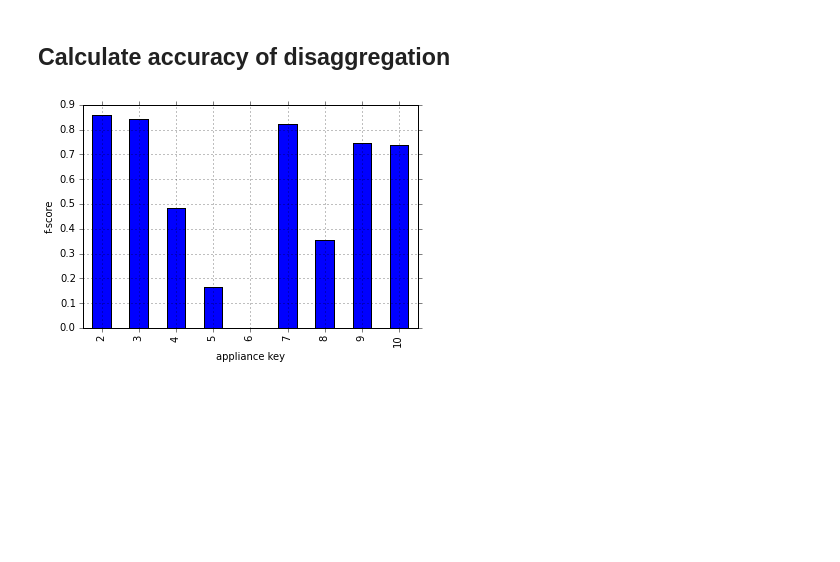
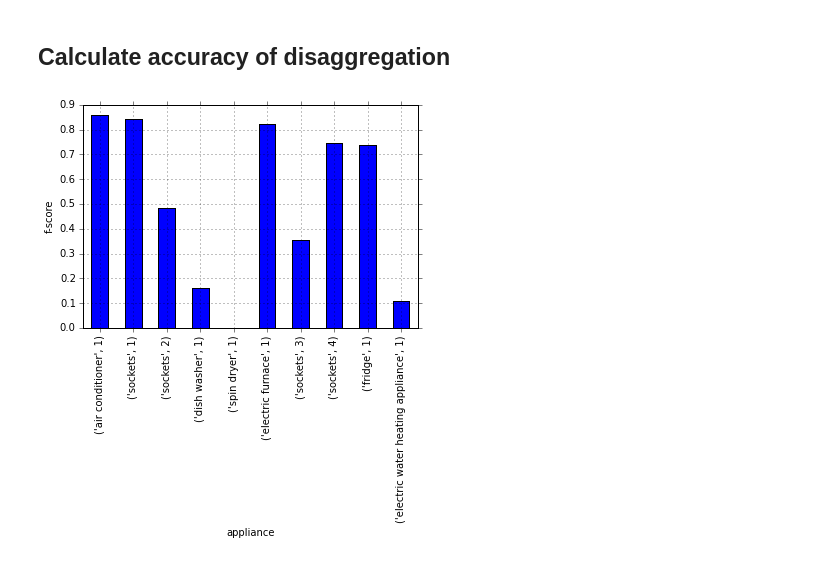
Before and after one commit to nilmtk/nilmtk, a Jupyter notebook: notebooks/BuildSys_2014_demo.ipynb, the cells around one changed output. Saved outputs shown, nothing was run; the diff lists cells and outputs as text; code cells hidden in the pictures; blank space fills up the shorter version.

Commit message:
f-score plot uses appliance names. #192

```diff
--- a/notebooks/BuildSys_2014_demo.ipynb
+++ b/notebooks/BuildSys_2014_demo.ipynb
@@ -203,13 +203,13 @@ disag.store.close()
 # %%
 disag = DataSet(disag_filename)
 disag_elec = disag.buildings[building_number].elec
-disag_elec.meters = disag_elec.meters[0:-1] # remove baseline
 
 f1 = f1_score(disag_elec, elec)
+f1.index = disag_elec.get_appliance_labels(f1.index)
 f1.plot(kind='bar')
-plt.xlabel('appliance key');
+plt.xlabel('appliance');
 plt.ylabel('f-score');
 
 disag.store.close()
 # %% [output]
-[figure, old version]
+[figure, new version]
```
